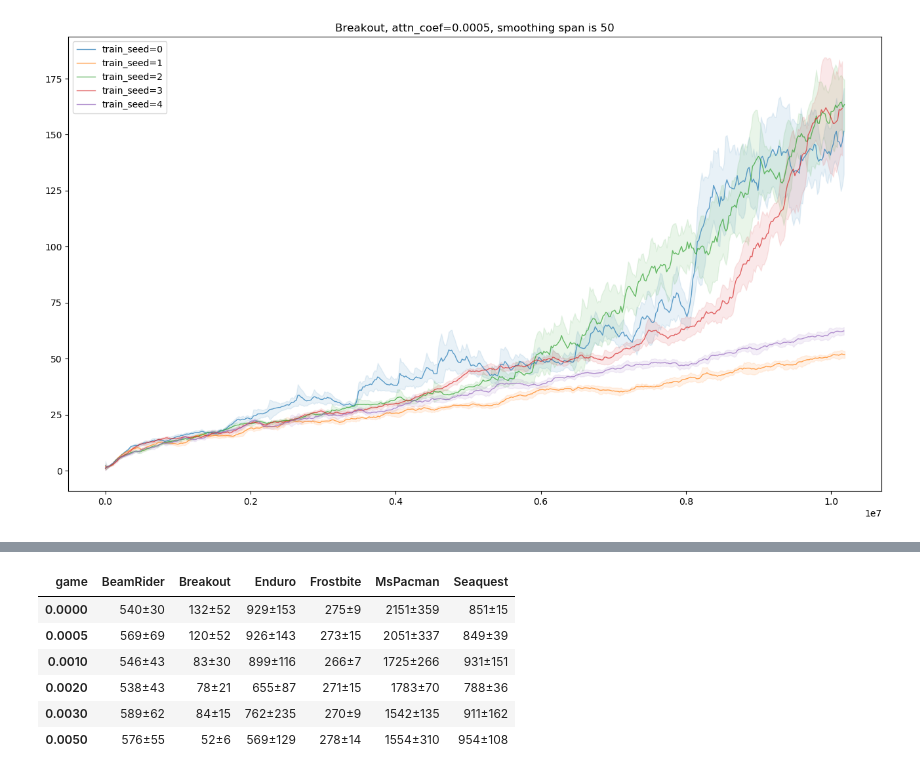
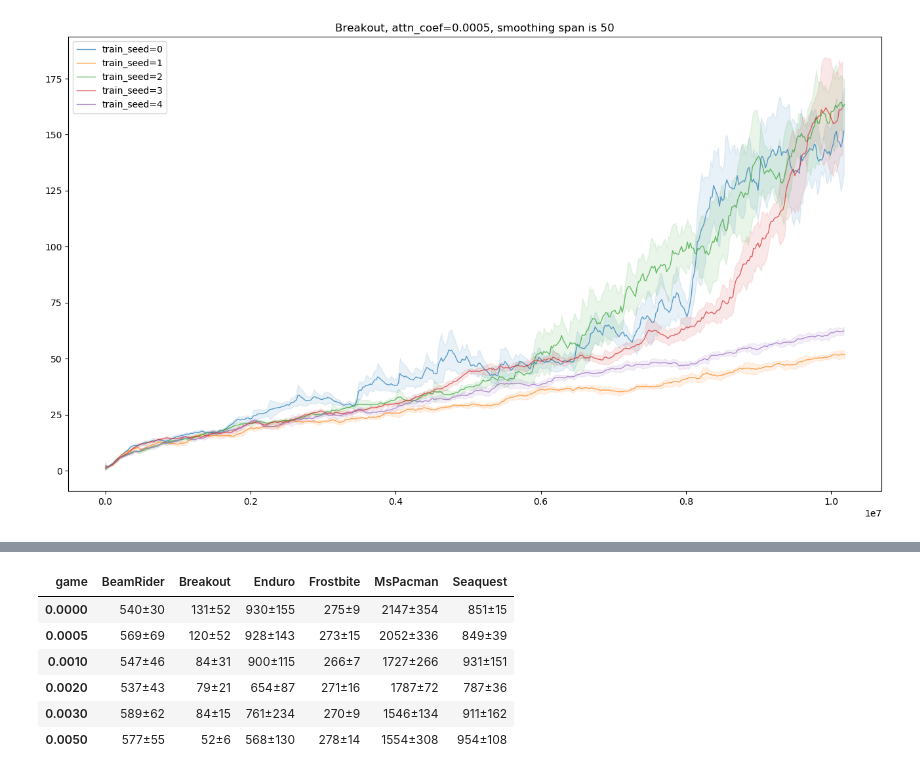
Before and after one commit to dniku/rl-attention, a Jupyter notebook: analysis/experiment_processing.ipynb, the cells around one changed output, grey strips where cells are left out. Drawn from its saved outputs; the diff is of its cells as text; code cells hidden in the pictures.

```diff
--- a/analysis/experiment_processing.ipynb
+++ b/analysis/experiment_processing.ipynb
@@ -189,12 +233,12 @@ _ = plot_averaged_curve(plt.gca(), [
 [figure]
 # %%
 for row in df[(df.game == 'Breakout') & (df.attn_coef == 0.0005)].itertuples():
-    log = load_experiment(root_dir / row.name)
+    log = load_env_log(root_dir / row.name)
 #     plt.plot(log.cumlength * 8, log.reward, label=f'train_seed={row.train_seed}')
 #     pd.Series(log.reward.values, index=(log.cumlength * 8).values).ewm(span=300).mean().plot(
 #         label=f'train_seed={row.train_seed}'
 #     )
-    plot_averaged_curve(plt.gca(), [
+    _ = plot_averaged_curve(plt.gca(), [
         pd.Series(glog.reward.values, index=(glog.cumlength * 8).values).ewm(span=50).mean()
         for i, glog in log.groupby('env_index')
     ], f'C{row.train_seed}', label=f'train_seed={row.train_seed}')
@@ -207,46 +267,34 @@ plt.legend()
 # %%
 from collections import OrderedDict
-
-coef_colors = {
-    coef: i
-    for i, coef
-    in enumerate(df.attn_coef.unique())
-}
 
 scale = 0.66
 f, axarr = plt.subplots(nrows=3, ncols=2, figsize=(19.2 * scale, 16.2 * scale), sharex=True)
 
-all_games = [
-    'BeamRider', 'Breakout',
-    'MsPacman', 'Frostbite',
-    'Enduro', 'Seaquest',
-]
-
 records = []
 
-for i, game in enumerate(all_games):
-    ax = axarr[np.unravel_index(i, axarr.shape)]
+for k, game in enumerate(all_games):
+    i, j = np.unravel_index(k, axarr.shape)
+    ax = axarr[i, j]
 
     for attn_coef, ddf in df[df.game == game].groupby('attn_coef'):
         srs = []
         for row in ddf.itertuples():
-            log = load_experiment(root_dir / row.name)
-            sr = pd.Series(log.reward.values, index=(log.cumlength * 8).values)
-            sr.index = sr.index / sr.index[-1] * 1e7
-            sr = sr.groupby(sr.index).mean()
-            sr = sr.rolling(100).mean()
+            plog = load_progress_log(root_dir / row.name)
+            sr = pd.Series(plog.ep_reward_mean.values, index=(plog.serial_timesteps * 8).values)
+#             sr.index = sr.index / sr.index[-1] * 1e7
+#             sr = sr.groupby(sr.index).mean()
+#             sr = sr.rolling(100).mean()
             srs.append(sr)
-        idx, mean, std = plot_averaged_curve(ax, srs, f'C{coef_colors[attn_coef]}', label=str(attn_coef))
+        idx, final_vals = plot_averaged_curve(ax, srs, coef_colors[attn_coef], label=str(attn_coef))
         records.append(OrderedDict([
             ('game', game),
             ('attn_coef', attn_coef),
-            ('mean', mean[-1]),
-            ('std', std[-1]),
+            ('final_vals', final_vals),
         ]))
 
     ax.set_title(game)
     ax.legend()
 
 f.tight_layout()
-f.savefig('/tmp/rl-attention/rl_attention_plots.pdf')
+f.savefig('/tmp/rl-attention/rl_attention_reward_curves.pdf')
 # %% [output]
@@ -254,19 +302,21 @@ f.savefig('/tmp/rl-attention/rl_attention_plots.pdf')
 # %%
 df_results = pd.DataFrame.from_records(records)
-df_results['mean_std'] = df_results.apply(lambda row: f'{row["mean"]:.0f}±{row["std"]:.0f}', axis=1)
+df_results['mean_std'] = df_results.apply(
+    lambda row: f'{np.mean(row["final_vals"]):.0f}±{np.std(row["final_vals"]):.0f}', axis=1
+)
 df_results = df_results.pivot(
     index='attn_coef',
     columns='game',
-    values='mean_std'
+    values='mean_std',
 )
 df_results.index.name = None
 df_results.to_csv('/tmp/rl-attention/rl_attention_results.csv')
 df_results
 # %% [output]
 | game | BeamRider | Breakout | Enduro | Frostbite | MsPacman | Seaquest |
-| 0.0000 | 540±30 | 132±52 | 929±153 | 275±9 | 2151±359 | 851±15 |
-| 0.0005 | 569±69 | 120±52 | 926±143 | 273±15 | 2051±337 | 849±39 |
-| 0.0010 | 546±43 | 83±30 | 899±116 | 266±7 | 1725±266 | 931±151 |
-| 0.0020 | 538±43 | 78±21 | 655±87 | 271±15 | 1783±70 | 788±36 |
-| 0.0030 | 589±62 | 84±15 | 762±235 | 270±9 | 1542±135 | 911±162 |
-| 0.0050 | 576±55 | 52±6 | 569±129 | 278±14 | 1554±310 | 954±108 |
+| 0.0000 | 540±30 | 131±52 | 930±155 | 275±9 | 2147±354 | 851±15 |
+| 0.0005 | 569±69 | 120±52 | 928±143 | 273±15 | 2052±336 | 849±39 |
+| 0.0010 | 547±46 | 84±31 | 900±115 | 266±7 | 1727±266 | 931±151 |
+| 0.0020 | 537±43 | 79±21 | 654±87 | 271±16 | 1787±72 | 787±36 |
+| 0.0030 | 589±62 | 84±15 | 761±234 | 270±9 | 1546±134 | 911±162 |
+| 0.0050 | 577±55 | 52±6 | 568±130 | 278±14 | 1554±308 | 954±108 |
```
Also changed, not shown: parts of 12 cells of this notebook.
